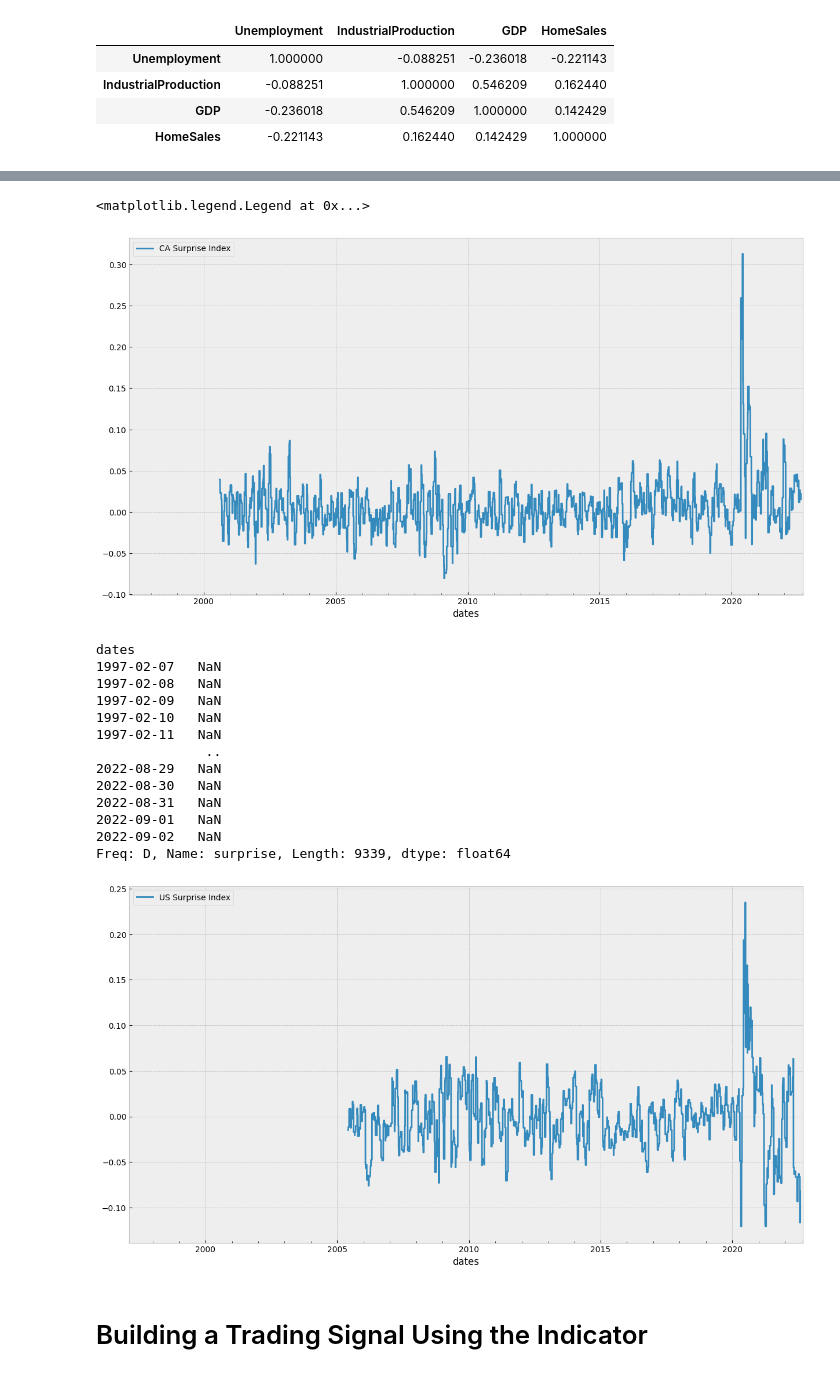
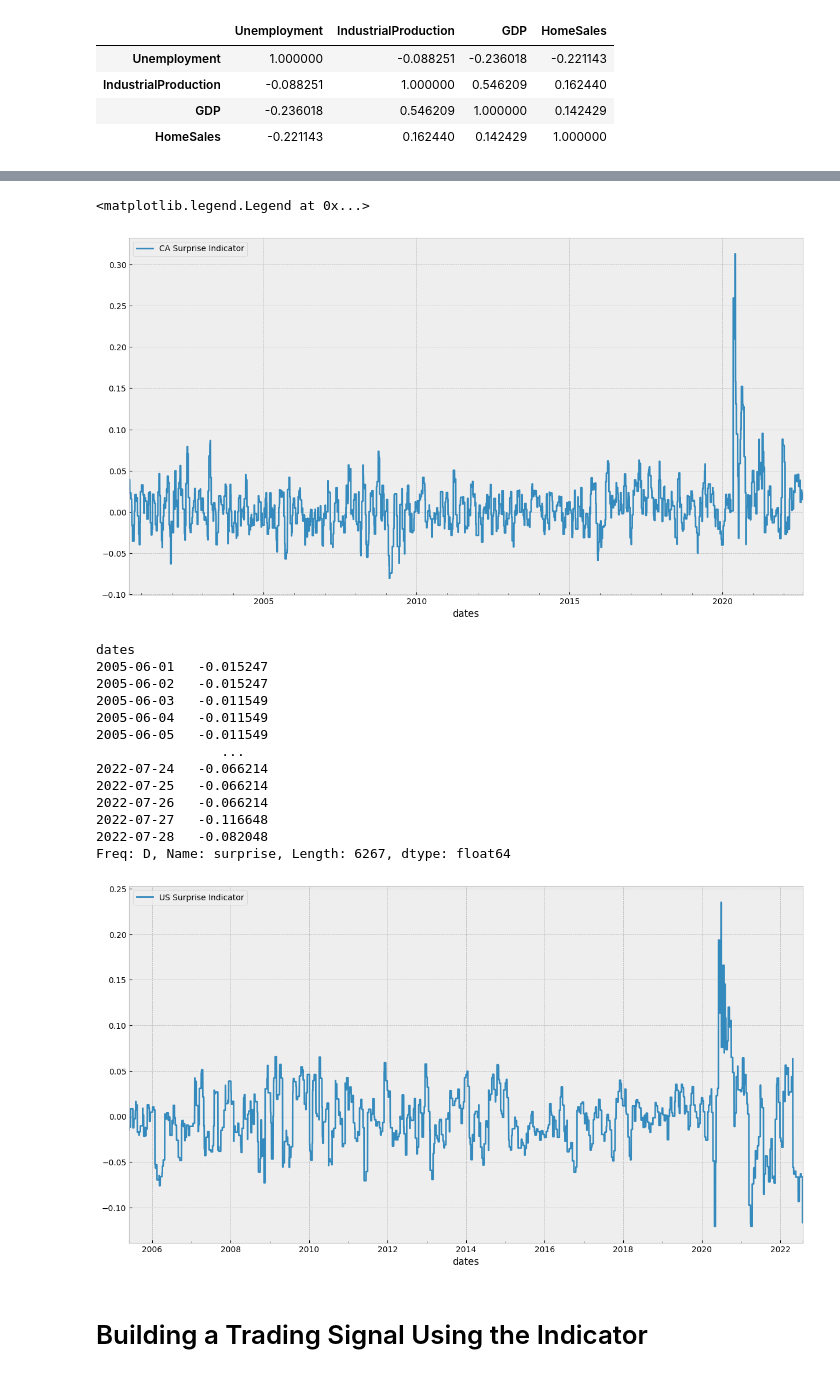
Before and after one commit to krupal-p/investment_associate_project, a Jupyter notebook: project_2/OTPP Capital Markets Investment Analytics - Interview Project Notebook.ipynb, the cells around one changed output, grey strips where cells are left out. Cells and saved outputs as stored; diff of their text form; code cells hidden in the pictures.

```diff
--- a/project_2/OTPP Capital Markets Investment Analytics - Interview Project Notebook.ipynb
+++ b/project_2/OTPP Capital Markets Investment Analytics - Interview Project Notebook.ipynb
@@ -326,17 +306,19 @@ Indicator 2: A surprise index that measures the difference between the actual va
 # %%
-# Indicator 2: A surprise index that measures the difference between the actual value of the economic indicator and the consensus forecast. This index is the equal weighted average of the 4 surprise indices.
-
 ca_surprise = (
-    economic_data_normalized["CA"]["Unemployment"]["surprise"]
-    + economic_data_normalized["CA"]["GDP"]["surprise"]
-    + economic_data_normalized["CA"]["IndustrialProduction"]["surprise"]
-    + economic_data_normalized["CA"]["HomeSales"]["surprise"]
-) / 4
+    (
+        economic_data_normalized["CA"]["Unemployment"]["surprise"]
+        + economic_data_normalized["CA"]["GDP"]["surprise"]
+        + economic_data_normalized["CA"]["IndustrialProduction"]["surprise"]
+        + economic_data_normalized["CA"]["HomeSales"]["surprise"]
+    )
+    / 4
+).dropna()
 us_surprise = (
-    economic_data_normalized["US"]["Unemployment"]["surprise"]
-    + economic_data_normalized["US"]["GDP"]["surprise"]
-    + economic_data_normalized["US"]["IndustrialProduction"]["surprise"]
-    + economic_data_normalized["US"]["HomeSales"]["surprise"]
-) / 4
-
-ca_surprise
+    (
+        economic_data_normalized["US"]["Unemployment"]["surprise"]
+        + economic_data_normalized["US"]["GDP"]["surprise"]
+        + economic_data_normalized["US"]["IndustrialProduction"]["surprise"]
+        + economic_data_normalized["US"]["HomeSales"]["surprise"]
+    )
+    / 4
+).dropna()
@@ -357,27 +325,27 @@ Freq: D, Name: surprise, Length: 9318, dtype: float64
 # %%
-ca_surprise.plot(label="CA Surprise Index")
+ca_surprise.plot(label="CA Surprise Indicator")
 plt.legend()
 # %% [output]
 <matplotlib.legend.Legend at 0x...>
-[figure, old version]
+[figure, new version]
 # %%
-us_surprise.plot(label="US Surprise Index")
+us_surprise.plot(label="US Surprise Indicator")
 plt.legend()
 us_surprise
 # %% [output]
 dates
-1997-02-07   NaN
-1997-02-08   NaN
-1997-02-09   NaN
-1997-02-10   NaN
-1997-02-11   NaN
-              ..
-2022-08-29   NaN
-2022-08-30   NaN
-2022-08-31   NaN
-2022-09-01   NaN
-2022-09-02   NaN
-Freq: D, Name: surprise, Length: 9339, dtype: float64
+2005-06-01   -0.015247
+2005-06-02   -0.015247
+2005-06-03   -0.011549
+2005-06-04   -0.011549
+2005-06-05   -0.011549
+                ...
+2022-07-24   -0.066214
+2022-07-25   -0.066214
+2022-07-26   -0.066214
+2022-07-27   -0.116648
+2022-07-28   -0.082048
+Freq: D, Name: surprise, Length: 6267, dtype: float64
-[figure, old version]
+[figure, new version]
 # %% [markdown]
 # Building a Trading Signal Using the Indicator
```
Also changed, not shown: parts of 34 cells of this notebook, 1 other file.
